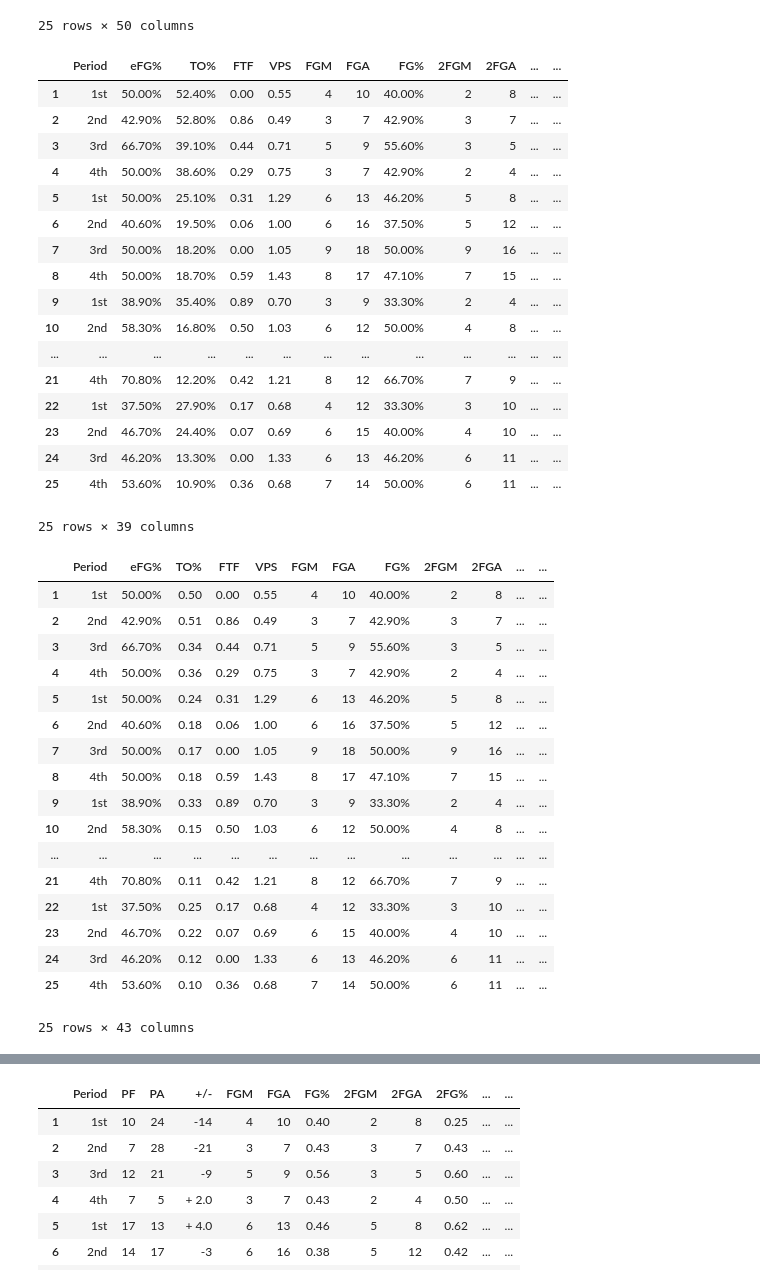
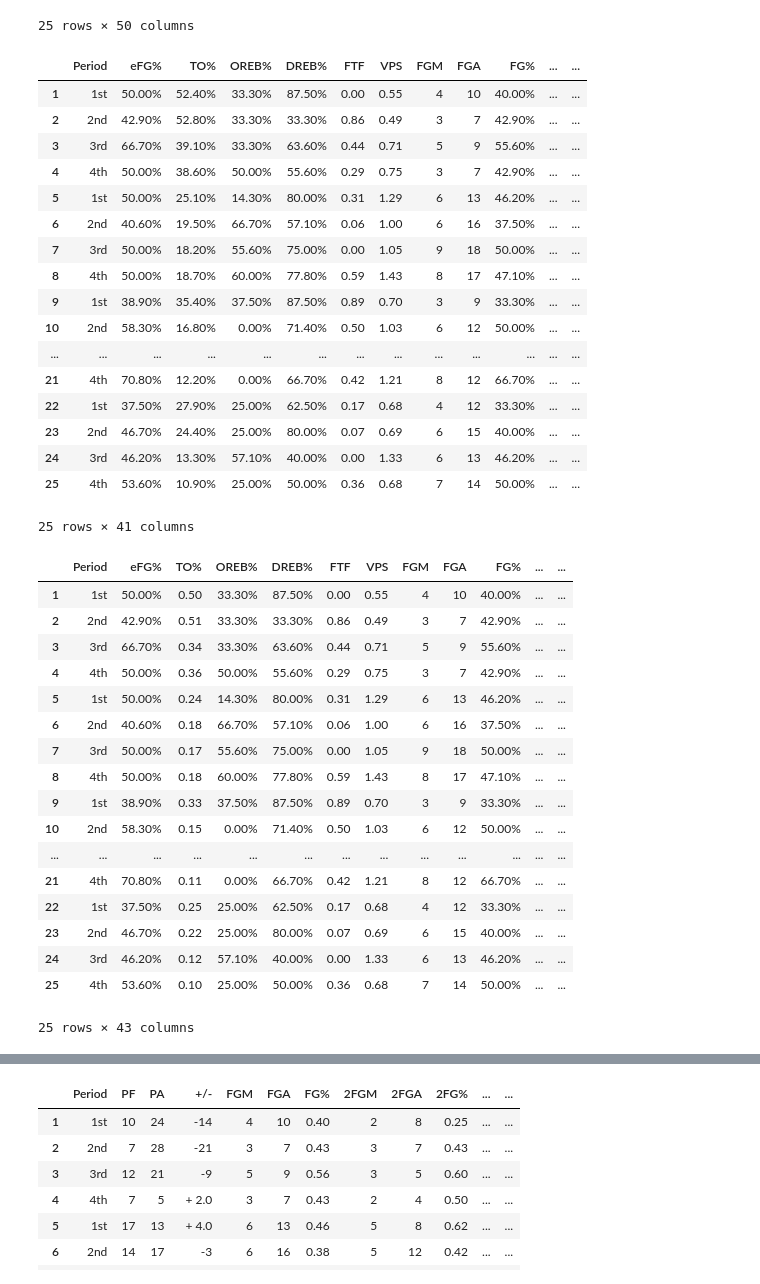
Before and after one commit to GabeOliveira04/PlaySmart-v2, a Jupyter notebook: Game Analysis/All Games Analysis/Quarters Analysis/All Quarters Analysis.ipynb, the cells around one changed output, grey strips where cells are left out. Drawn from its saved outputs; the diff is of its cells as text; code cells hidden in the pictures.

Commit message:
Quarters Analysis

```diff
--- a/Game Analysis/All Games Analysis/Quarters Analysis/All Quarters Analysis.ipynb
+++ b/Game Analysis/All Games Analysis/Quarters Analysis/All Quarters Analysis.ipynb
@@ -32,52 +33,50 @@ Quarters
 | 25 | 4th | 53.60% | 10.90% | 25.00% | 50.00% | 0.36 | 0.68 | 7 | 14 | 50.00% | ... | ... |
 25 rows × 50 columns
 # %%
-Quarters = Quarters.drop(["OREB%", "DREB%", "OREB%.1", "DREB%.1", "eFG%.1", "TP", "PPG", "TO%.1", "SLOB%", "BLOB%", "CHG"], axis = 1)
+Quarters = Quarters.drop(["OREB%.1", "DREB%.1", "eFG%.1", "TP", "PPG", "TO%.1", "SLOB%", "BLOB%", "CHG"], axis = 1)
 Quarters
 # %% [output]
-|  | Period | eFG% | TO% | FTF | VPS | FGM | FGA | FG% | 2FGM | 2FGA | ... | ... |
-| 1 | 1st | 50.00% | 52.40% | 0.00 | 0.55 | 4 | 10 | 40.00% | 2 | 8 | ... | ... |
-| 2 | 2nd | 42.90% | 52.80% | 0.86 | 0.49 | 3 | 7 | 42.90% | 3 | 7 | ... | ... |
-| 3 | 3rd | 66.70% | 39.10% | 0.44 | 0.71 | 5 | 9 | 55.60% | 3 | 5 | ... | ... |
-| 4 | 4th | 50.00% | 38.60% | 0.29 | 0.75 | 3 | 7 | 42.90% | 2 | 4 | ... | ... |
-| 5 | 1st | 50.00% | 25.10% | 0.31 | 1.29 | 6 | 13 | 46.20% | 5 | 8 | ... | ... |
-| 6 | 2nd | 40.60% | 19.50% | 0.06 | 1.00 | 6 | 16 | 37.50% | 5 | 12 | ... | ... |
-| 7 | 3rd | 50.00% | 18.20% | 0.00 | 1.05 | 9 | 18 | 50.00% | 9 | 16 | ... | ... |
-| 8 | 4th | 50.00% | 18.70% | 0.59 | 1.43 | 8 | 17 | 47.10% | 7 | 15 | ... | ... |
-| 9 | 1st | 38.90% | 35.40% | 0.89 | 0.70 | 3 | 9 | 33.30% | 2 | 4 | ... | ... |
-| 10 | 2nd | 58.30% | 16.80% | 0.50 | 1.03 | 6 | 12 | 50.00% | 4 | 8 | ... | ... |
+|  | Period | eFG% | TO% | OREB% | DREB% | FTF | VPS | FGM | FGA | FG% | ... | ... |
+| 1 | 1st | 50.00% | 52.40% | 33.30% | 87.50% | 0.00 | 0.55 | 4 | 10 | 40.00% | ... | ... |
+| 2 | 2nd | 42.90% | 52.80% | 33.30% | 33.30% | 0.86 | 0.49 | 3 | 7 | 42.90% | ... | ... |
+| 3 | 3rd | 66.70% | 39.10% | 33.30% | 63.60% | 0.44 | 0.71 | 5 | 9 | 55.60% | ... | ... |
+| 4 | 4th | 50.00% | 38.60% | 50.00% | 55.60% | 0.29 | 0.75 | 3 | 7 | 42.90% | ... | ... |
+| 5 | 1st | 50.00% | 25.10% | 14.30% | 80.00% | 0.31 | 1.29 | 6 | 13 | 46.20% | ... | ... |
+| 6 | 2nd | 40.60% | 19.50% | 66.70% | 57.10% | 0.06 | 1.00 | 6 | 16 | 37.50% | ... | ... |
+| 7 | 3rd | 50.00% | 18.20% | 55.60% | 75.00% | 0.00 | 1.05 | 9 | 18 | 50.00% | ... | ... |
+| 8 | 4th | 50.00% | 18.70% | 60.00% | 77.80% | 0.59 | 1.43 | 8 | 17 | 47.10% | ... | ... |
+| 9 | 1st | 38.90% | 35.40% | 37.50% | 87.50% | 0.89 | 0.70 | 3 | 9 | 33.30% | ... | ... |
+| 10 | 2nd | 58.30% | 16.80% | 0.00% | 71.40% | 0.50 | 1.03 | 6 | 12 | 50.00% | ... | ... |
 | ... | ... | ... | ... | ... | ... | ... | ... | ... | ... | ... | ... | ... |
-| 21 | 4th | 70.80% | 12.20% | 0.42 | 1.21 | 8 | 12 | 66.70% | 7 | 9 | ... | ... |
-| 22 | 1st | 37.50% | 27.90% | 0.17 | 0.68 | 4 | 12 | 33.30% | 3 | 10 | ... | ... |
-| 23 | 2nd | 46.70% | 24.40% | 0.07 | 0.69 | 6 | 15 | 40.00% | 4 | 10 | ... | ... |
-| 24 | 3rd | 46.20% | 13.30% | 0.00 | 1.33 | 6 | 13 | 46.20% | 6 | 11 | ... | ... |
-| 25 | 4th | 53.60% | 10.90% | 0.36 | 0.68 | 7 | 14 | 50.00% | 6 | 11 | ... | ... |
+| 21 | 4th | 70.80% | 12.20% | 0.00% | 66.70% | 0.42 | 1.21 | 8 | 12 | 66.70% | ... | ... |
+| 22 | 1st | 37.50% | 27.90% | 25.00% | 62.50% | 0.17 | 0.68 | 4 | 12 | 33.30% | ... | ... |
+| 23 | 2nd | 46.70% | 24.40% | 25.00% | 80.00% | 0.07 | 0.69 | 6 | 15 | 40.00% | ... | ... |
+| 24 | 3rd | 46.20% | 13.30% | 57.10% | 40.00% | 0.00 | 1.33 | 6 | 13 | 46.20% | ... | ... |
+| 25 | 4th | 53.60% | 10.90% | 25.00% | 50.00% | 0.36 | 0.68 | 7 | 14 | 50.00% | ... | ... |
-25 rows × 39 columns
+25 rows × 41 columns
 # %%
-Quarters["OREB%"] = ((Quarters["OREB"] / Quarters["REB"]).round(2))
-Quarters["DREB%"] = ((Quarters["DREB"] / Quarters["REB"]).round(2))
 Quarters["TO%"] = (((Quarters["TO"]*100) / (Quarters["FGA"] + Quarters["AST"] + Quarters["TO"] + (Quarters["FTA"] * 0.44)))/100).round(2)
 Quarters["SLOBP"] = (Quarters["SLOB"] * Quarters["PPSLOB"]).round()
 Quarters["BLOBP"] = (Quarters["BLOB"] * Quarters["PPBLOB"]).round()
 Quarters
 # %% [output]
-|  | Period | eFG% | TO% | FTF | VPS | FGM | FGA | FG% | 2FGM | 2FGA | ... | ... |
-| 1 | 1st | 50.00% | 0.50 | 0.00 | 0.55 | 4 | 10 | 40.00% | 2 | 8 | ... | ... |
-| 2 | 2nd | 42.90% | 0.51 | 0.86 | 0.49 | 3 | 7 | 42.90% | 3 | 7 | ... | ... |
-| 3 | 3rd | 66.70% | 0.34 | 0.44 | 0.71 | 5 | 9 | 55.60% | 3 | 5 | ... | ... |
-| 4 | 4th | 50.00% | 0.36 | 0.29 | 0.75 | 3 | 7 | 42.90% | 2 | 4 | ... | ... |
-| 5 | 1st | 50.00% | 0.24 | 0.31 | 1.29 | 6 | 13 | 46.20% | 5 | 8 | ... | ... |
-| 6 | 2nd | 40.60% | 0.18 | 0.06 | 1.00 | 6 | 16 | 37.50% | 5 | 12 | ... | ... |
-| 7 | 3rd | 50.00% | 0.17 | 0.00 | 1.05 | 9 | 18 | 50.00% | 9 | 16 | ... | ... |
-| 8 | 4th | 50.00% | 0.18 | 0.59 | 1.43 | 8 | 17 | 47.10% | 7 | 15 | ... | ... |
-| 9 | 1st | 38.90% | 0.33 | 0.89 | 0.70 | 3 | 9 | 33.30% | 2 | 4 | ... | ... |
-| 10 | 2nd | 58.30% | 0.15 | 0.50 | 1.03 | 6 | 12 | 50.00% | 4 | 8 | ... | ... |
+|  | Period | eFG% | TO% | OREB% | DREB% | FTF | VPS | FGM | FGA | FG% | ... | ... |
+| 1 | 1st | 50.00% | 0.50 | 33.30% | 87.50% | 0.00 | 0.55 | 4 | 10 | 40.00% | ... | ... |
+| 2 | 2nd | 42.90% | 0.51 | 33.30% | 33.30% | 0.86 | 0.49 | 3 | 7 | 42.90% | ... | ... |
+| 3 | 3rd | 66.70% | 0.34 | 33.30% | 63.60% | 0.44 | 0.71 | 5 | 9 | 55.60% | ... | ... |
+| 4 | 4th | 50.00% | 0.36 | 50.00% | 55.60% | 0.29 | 0.75 | 3 | 7 | 42.90% | ... | ... |
+| 5 | 1st | 50.00% | 0.24 | 14.30% | 80.00% | 0.31 | 1.29 | 6 | 13 | 46.20% | ... | ... |
+| 6 | 2nd | 40.60% | 0.18 | 66.70% | 57.10% | 0.06 | 1.00 | 6 | 16 | 37.50% | ... | ... |
+| 7 | 3rd | 50.00% | 0.17 | 55.60% | 75.00% | 0.00 | 1.05 | 9 | 18 | 50.00% | ... | ... |
+| 8 | 4th | 50.00% | 0.18 | 60.00% | 77.80% | 0.59 | 1.43 | 8 | 17 | 47.10% | ... | ... |
+| 9 | 1st | 38.90% | 0.33 | 37.50% | 87.50% | 0.89 | 0.70 | 3 | 9 | 33.30% | ... | ... |
+| 10 | 2nd | 58.30% | 0.15 | 0.00% | 71.40% | 0.50 | 1.03 | 6 | 12 | 50.00% | ... | ... |
 | ... | ... | ... | ... | ... | ... | ... | ... | ... | ... | ... | ... | ... |
-| 21 | 4th | 70.80% | 0.11 | 0.42 | 1.21 | 8 | 12 | 66.70% | 7 | 9 | ... | ... |
-| 22 | 1st | 37.50% | 0.25 | 0.17 | 0.68 | 4 | 12 | 33.30% | 3 | 10 | ... | ... |
-| 23 | 2nd | 46.70% | 0.22 | 0.07 | 0.69 | 6 | 15 | 40.00% | 4 | 10 | ... | ... |
-| 24 | 3rd | 46.20% | 0.12 | 0.00 | 1.33 | 6 | 13 | 46.20% | 6 | 11 | ... | ... |
-| 25 | 4th | 53.60% | 0.10 | 0.36 | 0.68 | 7 | 14 | 50.00% | 6 | 11 | ... | ... |
+| 21 | 4th | 70.80% | 0.11 | 0.00% | 66.70% | 0.42 | 1.21 | 8 | 12 | 66.70% | ... | ... |
+| 22 | 1st | 37.50% | 0.25 | 25.00% | 62.50% | 0.17 | 0.68 | 4 | 12 | 33.30% | ... | ... |
+| 23 | 2nd | 46.70% | 0.22 | 25.00% | 80.00% | 0.07 | 0.69 | 6 | 15 | 40.00% | ... | ... |
+| 24 | 3rd | 46.20% | 0.12 | 57.10% | 40.00% | 0.00 | 1.33 | 6 | 13 | 46.20% | ... | ... |
+| 25 | 4th | 53.60% | 0.10 | 25.00% | 50.00% | 0.36 | 0.68 | 7 | 14 | 50.00% | ... | ... |
 25 rows × 43 columns
 # %%
 Quarters["FT%"] = Quarters["FT%"].replace('-', pd.NA)
```
Also changed, not shown: parts of 5 cells of this notebook, 1 other file.
